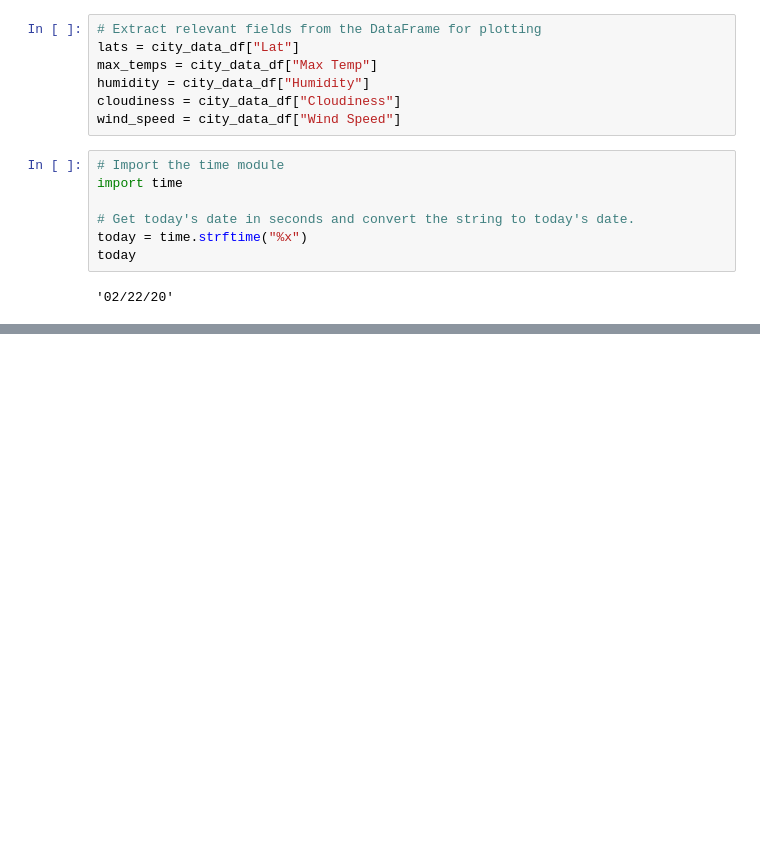
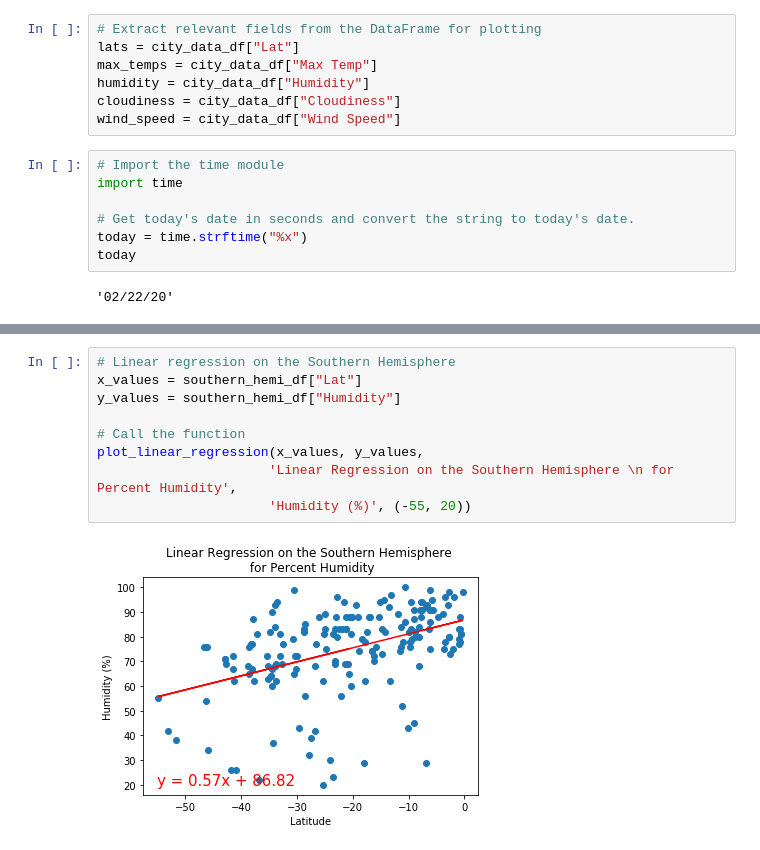
Before and after one commit to mcarter-00/World-Weather-Analysis, a Jupyter notebook: WeatherPy.ipynb, the cells around one changed output, grey strips where cells are left out. Cells and saved outputs as stored; diff of their text form; blank space fills up the shorter version.

```diff
--- a/WeatherPy.ipynb
+++ b/WeatherPy.ipynb
@@ -291,0 +362,11 @@ plt.show()
+# %%
+# Linear regression on the Southern Hemisphere
+x_values = southern_hemi_df["Lat"]
+y_values = southern_hemi_df["Humidity"]
+
+# Call the function
+plot_linear_regression(x_values, y_values,
+                      'Linear Regression on the Southern Hemisphere \n for Percent Humidity',
+                      'Humidity (%)', (-55, 20))
+# %% [output]
+[figure, added]
```
Also changed, not shown: parts of 25 cells of this notebook, 5 other files.
